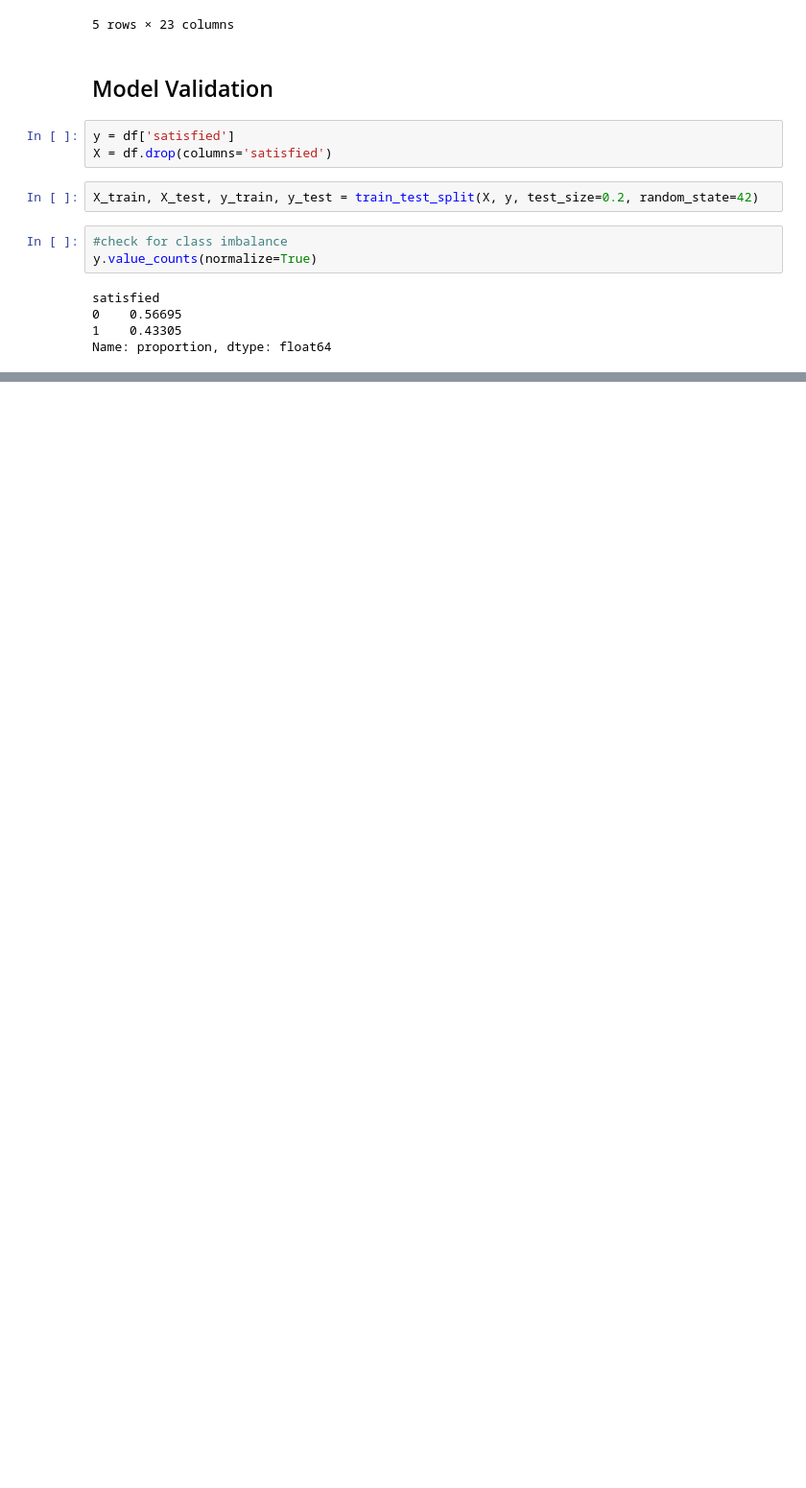
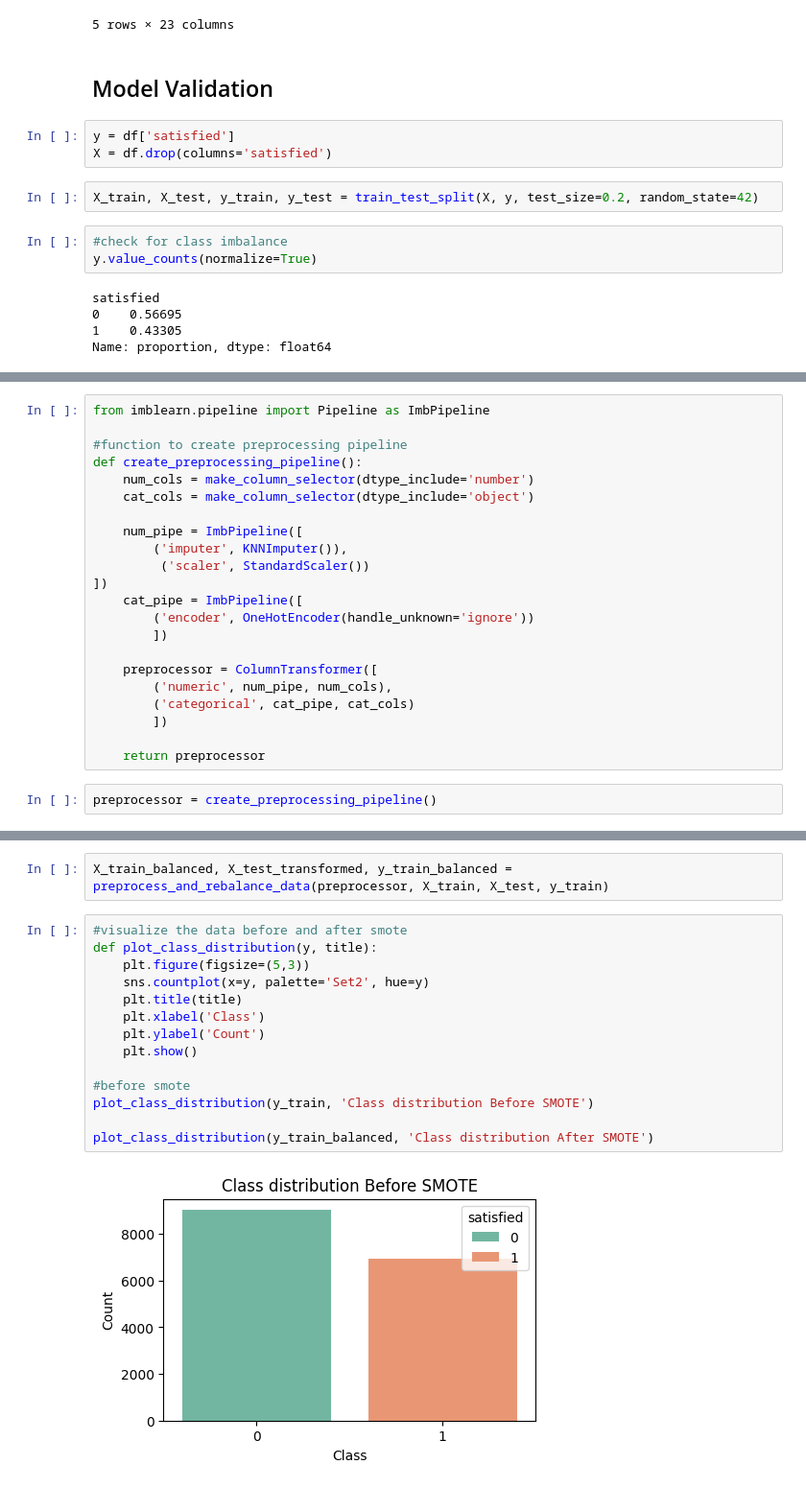
Before and after one commit to shintaronakamura28/airline_customer_satisfaction, a Jupyter notebook: notebooks/preprocesing.ipynb, the cells around one changed output, grey strips where cells are left out. Shown: that part at 96% size. Drawn from its saved outputs; the diff is of its cells as text; blank space fills up the shorter version.

Commit message:
finished preprocessing and rebalancing

```diff
--- a/notebooks/preprocesing.ipynb
+++ b/notebooks/preprocesing.ipynb
@@ -47,0 +50,24 @@ Name: proportion, dtype: float64
+# %%
+from imblearn.pipeline import Pipeline as ImbPipeline
+
+#function to create preprocessing pipeline
+def create_preprocessing_pipeline():
+    num_cols = make_column_selector(dtype_include='number')
+    cat_cols = make_column_selector(dtype_include='object')
+
+    num_pipe = ImbPipeline([
+        ('imputer', KNNImputer()),
+         ('scaler', StandardScaler())
+])
+    cat_pipe = ImbPipeline([
+        ('encoder', OneHotEncoder(handle_unknown='ignore'))
+        ])
+
+    preprocessor = ColumnTransformer([
+        ('numeric', num_pipe, num_cols),
+        ('categorical', cat_pipe, cat_cols)
+        ])
+
+    return preprocessor
+# %%
+preprocessor = create_preprocessing_pipeline()
@@ -47,0 +115,18 @@ Name: proportion, dtype: float64
+# %%
+X_train_balanced, X_test_transformed, y_train_balanced = preprocess_and_rebalance_data(preprocessor, X_train, X_test, y_train)
+# %%
+#visualize the data before and after smote
+def plot_class_distribution(y, title):
+    plt.figure(figsize=(5,3))
+    sns.countplot(x=y, palette='Set2', hue=y)
+    plt.title(title)
+    plt.xlabel('Class')
+    plt.ylabel('Count')
+    plt.show()
+
+#before smote
+plot_class_distribution(y_train, 'Class distribution Before SMOTE')
+
+plot_class_distribution(y_train_balanced, 'Class distribution After SMOTE')
+# %% [output]
+[figure, added]
```
Also changed, not shown: parts of 3 cells of this notebook.
